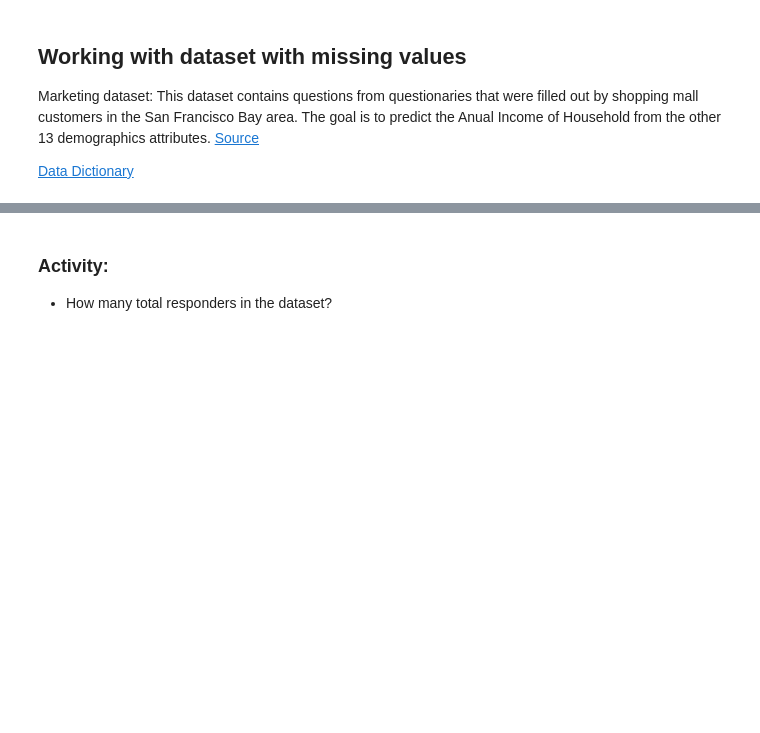
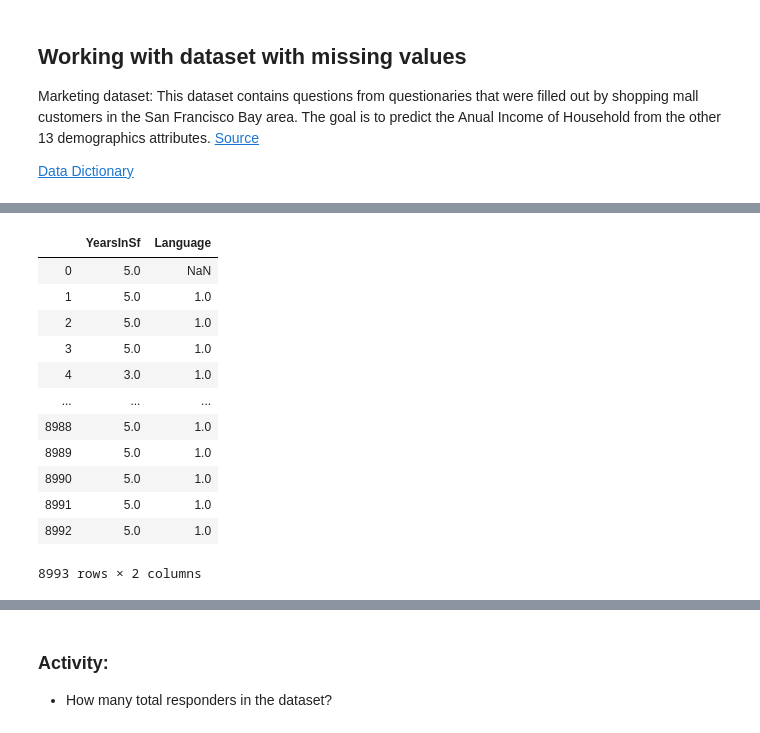
Before and after one commit to jarp/ITAO-30210-SP21, a Jupyter notebook: Class_11_Pandas_Masking_Missing_Data.ipynb, the cells around one changed output, grey strips where cells are left out. Cells and saved outputs as stored; diff of their text form; code cells hidden in the pictures; blank space fills up the shorter version.

```diff
--- a/Class_11_Pandas_Masking_Missing_Data.ipynb
+++ b/Class_11_Pandas_Masking_Missing_Data.ipynb
@@ -166,0 +207,16 @@ mark_data.head(15)
+# %%
+mark_data[ ['YearsInSf', 'Language']]
+# %% [output]
+|  | YearsInSf | Language |
+| 0 | 5.0 | NaN |
+| 1 | 5.0 | 1.0 |
+| 2 | 5.0 | 1.0 |
+| 3 | 5.0 | 1.0 |
+| 4 | 3.0 | 1.0 |
+| ... | ... | ... |
+| 8988 | 5.0 | 1.0 |
+| 8989 | 5.0 | 1.0 |
+| 8990 | 5.0 | 1.0 |
+| 8991 | 5.0 | 1.0 |
+| 8992 | 5.0 | 1.0 |
+8993 rows × 2 columns
```
Also changed, not shown: parts of 6 cells of this notebook.
